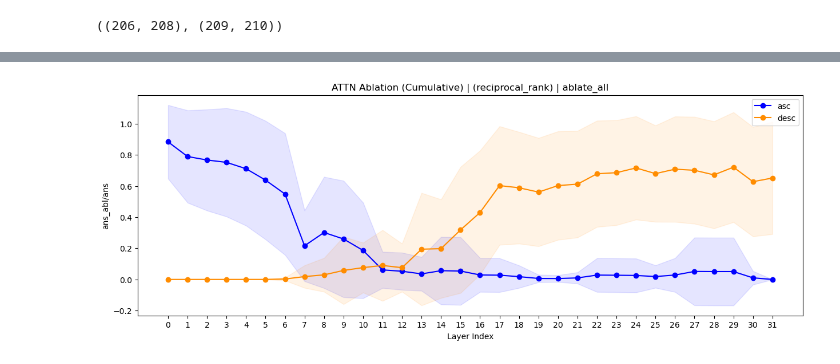
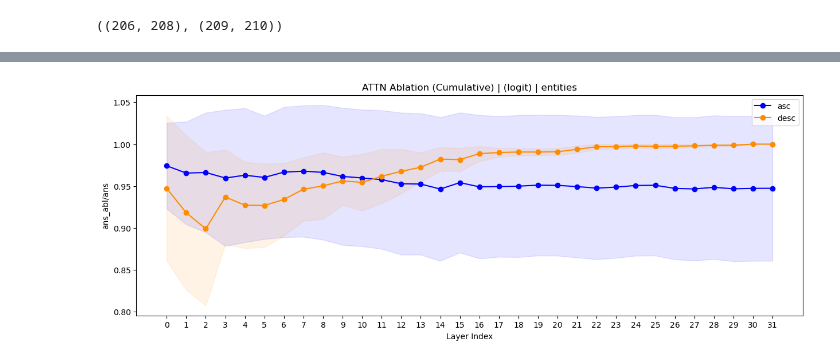
Before and after one commit to arnab-api/filter, a Jupyter notebook: notebooks/03_ablate_ATTN.ipynb, the cells around one changed output, grey strips where cells are left out. Saved outputs shown, nothing was run; the diff lists cells and outputs as text; code cells hidden in the pictures.

Commit message:
[WIP] scaled up causal tracing and attention visualizations

```diff
--- a/notebooks/03_ablate_ATTN.ipynb
+++ b/notebooks/03_ablate_ATTN.ipynb
@@ -566,22 +519,22 @@ window_ablation_effects
 # %%
-from matplotlib import pyplot as plt
+# from matplotlib import pyplot as plt
 
-metric = "prob"
-denom = getattr(clean_pred[0][0], metric)
+# metric = "prob"
+# denom = getattr(clean_pred[0][0], metric)
 
-values = []
-layers = list(range(mt.n_layer))
-for layer_idx in layers:
-    track_ans = list(window_ablation_effects[layer_idx]["track_ans"][0].values())[0][1]
-    values.append(getattr(track_ans, metric) / denom)
+# values = []
+# layers = list(range(mt.n_layer))
+# for layer_idx in layers:
+#     track_ans = list(window_ablation_effects[layer_idx]["track_ans"][0].values())[0][1]
+#     values.append(getattr(track_ans, metric) / denom)
 
 
-plt.figure(figsize=(15, 5))
-plt.plot(values, marker="o")
-plt.xticks(layers)
+# plt.figure(figsize=(15, 5))
+# plt.plot(values, marker="o")
+# plt.xticks(layers)
 
-plt.title(f"Ablate ATTN sweep (window size={5})")
-plt.xlabel("Layer Index")
-plt.ylabel("ans_abl/ans")
-plt.ylim(bottom=0)
-plt.legend()
+# plt.title(f"Ablate ATTN sweep (window size={5})")
+# plt.xlabel("Layer Index")
+# plt.ylabel("ans_abl/ans")
+# plt.ylim(bottom=0)
+# plt.legend()
@@ -622,7 +571,7 @@ for idx, c in enumerate(coincidences["examples"]):
     block_edges = get_edges_to_be_ablated(
         prompt=prompt,
         focus_strategy=focus_strategy,
-        Q_IDX=-1,
+        Q_IDX=-2,
         whitelist_key_indices=[0]
         # whitelist_key_indices=[0, -1]
     )
@@ -666,5 +633,5 @@ for idx, c in enumerate(coincidences["examples"]):
 # %%
-def get_metric_value(track_ans):
+def get_metric_value(track_ans, metric):
     rank, pred = list(track_ans[0].values())[0]
     if metric in ["prob", "logit"]:
         return getattr(pred, metric)
@@ -688,7 +655,7 @@ def process_effects_per_layer(
         values = []
         for idx, e in enumerate(effects):
             track_ans = e[int(layer_idx)]["track_ans"]
-            v = get_metric_value(track_ans)
+            v = get_metric_value(track_ans, metric)
             if v_clean_ans is not None:
                 v /= v_clean_ans[idx]
             values.append(v)
@@ -697,7 +664,7 @@ def process_effects_per_layer(
 # %%
 from matplotlib import pyplot as plt
 
-metric: Literal["logit", "prob", "reciprocal_rank"] = "reciprocal_rank"
+metric: Literal["logit", "prob", "reciprocal_rank"] = "logit"
 
 effects_asc = process_effects_per_layer(
     effects=[e["cumulative_effects"]["asc"] for e in effects],
@@ -706,34 +673,34 @@ effects_asc = process_effects_per_layer(
 )
 
 
 effects_desc = process_effects_per_layer(
     effects=[e["cumulative_effects"]["desc"] for e in effects],
     metric=metric,
     v_clean_ans=[getattr(e["clean_answer"], metric) for e in effects] if metric in ["logit", "prob"] else None
 )
 
 def plot_metric(results: dict[int, AggregateMetric], keys: list, label: str, color:str, canvas=plt):
     values = [results[k].mean for k in keys]
     stds = [results[k].stdev for k in keys]
     canvas.plot(values, marker="o", label=label, color=color)
     canvas.fill_between(keys, [v - s for v, s in zip(values, stds)], [v + s for v, s in zip(values, stds)], alpha=0.1, color=color)
 
 
 plt.figure(figsize=(15, 5))
 plt.title(f"ATTN Ablation (Cumulative) | ({metric}) | {focus_strategy}")
 
 layers = list(range(mt.n_layer))
 plot_metric(effects_asc, layers, "asc", color="blue")
 plot_metric(effects_desc, layers, "desc", color="darkorange")
 
 plt.xticks(layers)
 plt.xlabel("Layer Index")
 plt.ylabel("ans_abl/ans")
 plt.legend()
 
 plt.show()
 # %% [output]
-[figure, old version]
+[figure, new version]
 # %%
 effects_window = process_effects_per_layer(
     effects=[e["attn_ablation_effects"] for e in effects],
```
Also changed, not shown: parts of 15 cells of this notebook, 4 other files.
